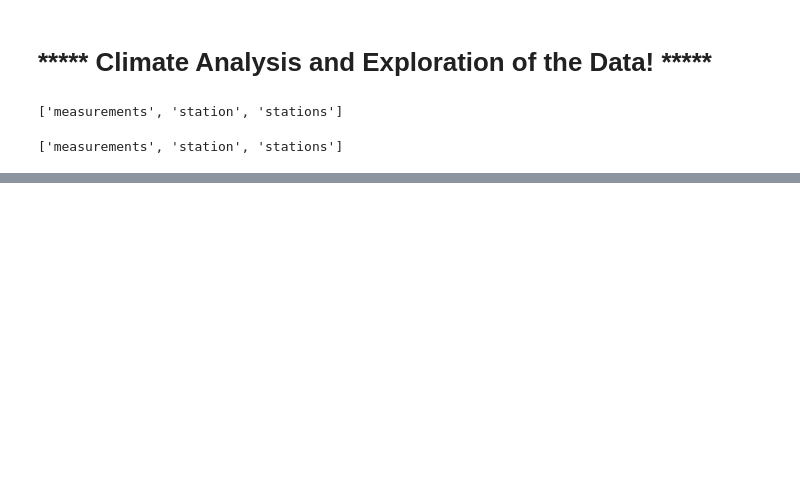
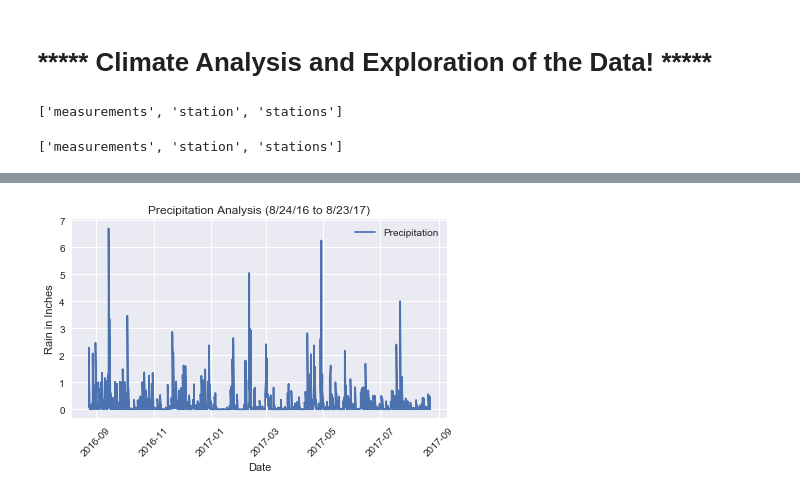
Before and after one commit to APK500/HW-11_Surfs_UP, a Jupyter notebook: climate_analysis.ipynb, the cells around one changed output, grey strips where cells are left out. Drawn from its saved outputs; the diff is of its cells as text; code cells hidden in the pictures; blank space fills up the shorter version.

```diff
--- a/climate_analysis.ipynb
+++ b/climate_analysis.ipynb
@@ -77,0 +96,6 @@ session = Session(engine)
+# %%
+# Now we need to grab 1 year back, from the last data available (above)..
+# ... iE we need to get the last 12 months of data, last date - 365:
+
+last_year = dt.date(2017, 8, 23) - dt.timedelta(days=365)
+print(last_year)
@@ -77,0 +104,13 @@ session = Session(engine)
+# %%
+# Now query to pull the last YEAR of precipitation data
+
+rain = session.query(Measurements.date, Measurements.prcp).\
+    filter(Measurements.date > last_year).\
+    order_by(Measurements.date).all()
+# %%
+# Now we load the data from the query into a pandas DF:
+
+# call it "rain_df":
+
+rain_df = pd.DataFrame(rain)
+rain_df.head()
@@ -77,0 +124,5 @@ session = Session(engine)
+# %%
+# Now let's clean up and change the index column to just be the actual data column, instead:
+
+
+rain_df.set_index('date').head()
@@ -77,0 +137,16 @@ session = Session(engine)
+# %%
+# Now we plot using the generic / pandas method: "plot"
+
+rain_df.plot('date', 'prcp')
+plt.xlabel("Date")
+plt.ylabel("Rain in Inches")
+plt.title("Precipitation Analysis (8/24/16 to 8/23/17)")
+plt.legend(["Precipitation"])
+plt.xticks(rotation=45)
+plt.tight_layout()
+plt.show()
+
+# Sorry it's a little crunched together -- can't seem to get to show with wider x axis spacing, for some reason :(
+# But we can at least still see where the data clusters....
+# %% [output]
+[figure, added]
```
Also changed, not shown: parts of 8 cells of this notebook.
